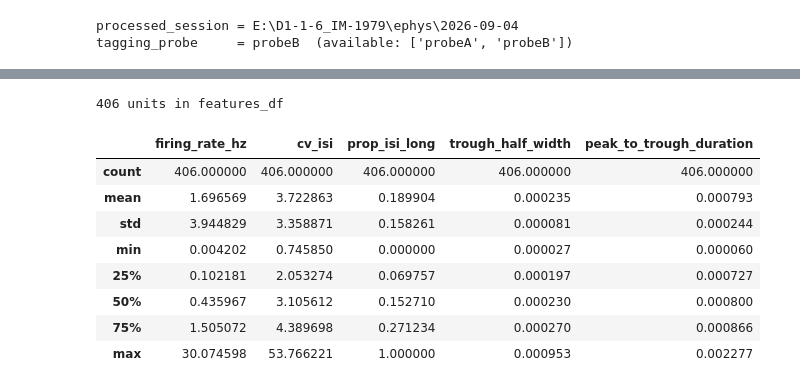
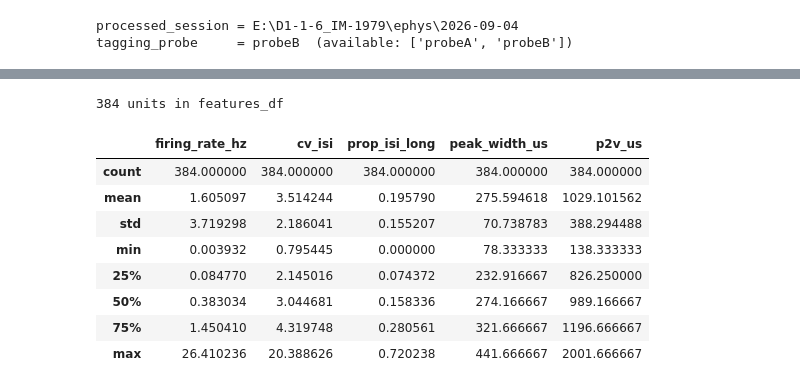
Before and after one commit to Jeffrey-J-Tong/optonpx, a Jupyter notebook: notebook/4.4_unit_feature_scatter.ipynb, the cells around one changed output, grey strips where cells are left out. Drawn from its saved outputs; the diff is of its cells as text; code cells hidden in the pictures.

```diff
--- a/notebook/4.4_unit_feature_scatter.ipynb
+++ b/notebook/4.4_unit_feature_scatter.ipynb
@@ -73,47 +102,42 @@ probeB: 406 units kept (unit_criteria={'quality': ['good']})
 # %%
-# ── build a one-row-per-unit feature table: waveform metrics + firing-pattern metrics ──
-import numpy as np
+# ── one row per unit: raw-waveform features + behavior-session firing pattern ──
+from src import compute_unit_waveform_features
 
-# waveform metrics from the analyzer's template_metrics extension (units: seconds)
-# NOTE: SpikeInterface 0.104 renamed "peak_to_valley" -> "peak_to_trough_duration", and
-# split the old single "half_width" into "trough_half_width" / "peak_half_width"
-# (spikeinterface.metrics.template.metrics: extracellular waveforms are trough-dominated,
-# so "trough_half_width" is the classic spike-width feature used for unit classification).
-tm = analyzer.get_extension("template_metrics").get_data()
+waveform_df, unit_waveforms = compute_unit_waveform_features(
+    sorting, ks_params["dat_path"], ks_params["n_channels_dat"],
+    spike_interval=behavior_interval, bit_volts=bit_volts, return_waveforms=True)
 
-# firing-pattern metrics computed directly from spike trains -- no existing src helper for this
-fs = sorting.get_sampling_frequency()
 rows = []
-for unit_id in sorting.unit_ids:
-    st = sorting.get_unit_spike_train(unit_id) / fs   # seconds
-    isi = np.diff(st)
-    duration_s = (st[-1] - st[0]) if len(st) > 1 else np.nan
+for unit_id in sorted(sorting.unit_ids):
+    spike_samples = sorting.get_unit_spike_train(unit_id)
+    in_behavior = (spike_samples >= behavior_interval[0]) & (spike_samples < behavior_interval[1])
+    isi = np.diff(spike_samples[in_behavior] / fs)
     rows.append({
         "unit_id": unit_id,
-        "firing_rate_hz": len(st) / duration_s if duration_s else np.nan,
+        "n_spikes_behavior": int(in_behavior.sum()),
+        "firing_rate_hz": in_behavior.sum() / behavior_duration_s,
         "cv_isi": isi.std() / isi.mean() if len(isi) > 1 else np.nan,
         "prop_isi_long": (isi > isi_long_thresh_s).mean() if len(isi) else np.nan,
     })
 firing_df = pd.DataFrame(rows).set_index("unit_id")
 
-features_df = firing_df.join(tm[["trough_half_width", "peak_to_trough_duration"]], how="left")
-features_df = features_df.loc[[u for u in sorting.unit_ids if u in features_df.index]]
-
-n_nan_waveform = features_df["peak_to_trough_duration"].isna().sum()
-if n_nan_waveform:
-    print(f"NOTE: {n_nan_waveform} units have no waveform metrics (not present in the analyzer)")
+features_df = firing_df.join(waveform_df)
+n_failed = int(features_df["feature_failed"].sum())
+if n_failed:
+    print(f"NOTE: waveform features failed for {n_failed} units:")
+    print(features_df.loc[features_df["feature_failed"], "fail_reason"].value_counts())
 
 print(f"{len(features_df)} units in features_df")
-features_df.describe()
+features_df[["firing_rate_hz", "cv_isi", "prop_isi_long", "peak_width_us", "p2v_us"]].describe()
 # %% [output]
-406 units in features_df
+384 units in features_df
-|  | firing_rate_hz | cv_isi | prop_isi_long | trough_half_width | peak_to_trough_duration |
-| count | 406.000000 | 406.000000 | 406.000000 | 406.000000 | 406.000000 |
-| mean | 1.696569 | 3.722863 | 0.189904 | 0.000235 | 0.000793 |
-| std | 3.944829 | 3.358871 | 0.158261 | 0.000081 | 0.000244 |
-| min | 0.004202 | 0.745850 | 0.000000 | 0.000027 | 0.000060 |
-| 25% | 0.102181 | 2.053274 | 0.069757 | 0.000197 | 0.000727 |
-| 50% | 0.435967 | 3.105612 | 0.152710 | 0.000230 | 0.000800 |
-| 75% | 1.505072 | 4.389698 | 0.271234 | 0.000270 | 0.000866 |
-| max | 30.074598 | 53.766221 | 1.000000 | 0.000953 | 0.002277 |
+|  | firing_rate_hz | cv_isi | prop_isi_long | peak_width_us | p2v_us |
+| count | 384.000000 | 384.000000 | 384.000000 | 384.000000 | 384.000000 |
+| mean | 1.605097 | 3.514244 | 0.195790 | 275.594618 | 1029.101562 |
+| std | 3.719298 | 2.186041 | 0.155207 | 70.738783 | 388.294488 |
+| min | 0.003932 | 0.795445 | 0.000000 | 78.333333 | 138.333333 |
+| 25% | 0.084770 | 2.145016 | 0.074372 | 232.916667 | 826.250000 |
+| 50% | 0.383034 | 3.044681 | 0.158336 | 274.166667 | 989.166667 |
+| 75% | 1.450410 | 4.319748 | 0.280561 | 321.666667 | 1196.666667 |
+| max | 26.410236 | 20.388626 | 0.720238 | 441.666667 | 2001.666667 |
 # %%
```
Also changed, not shown: parts of 15 cells of this notebook, 18 other files.
